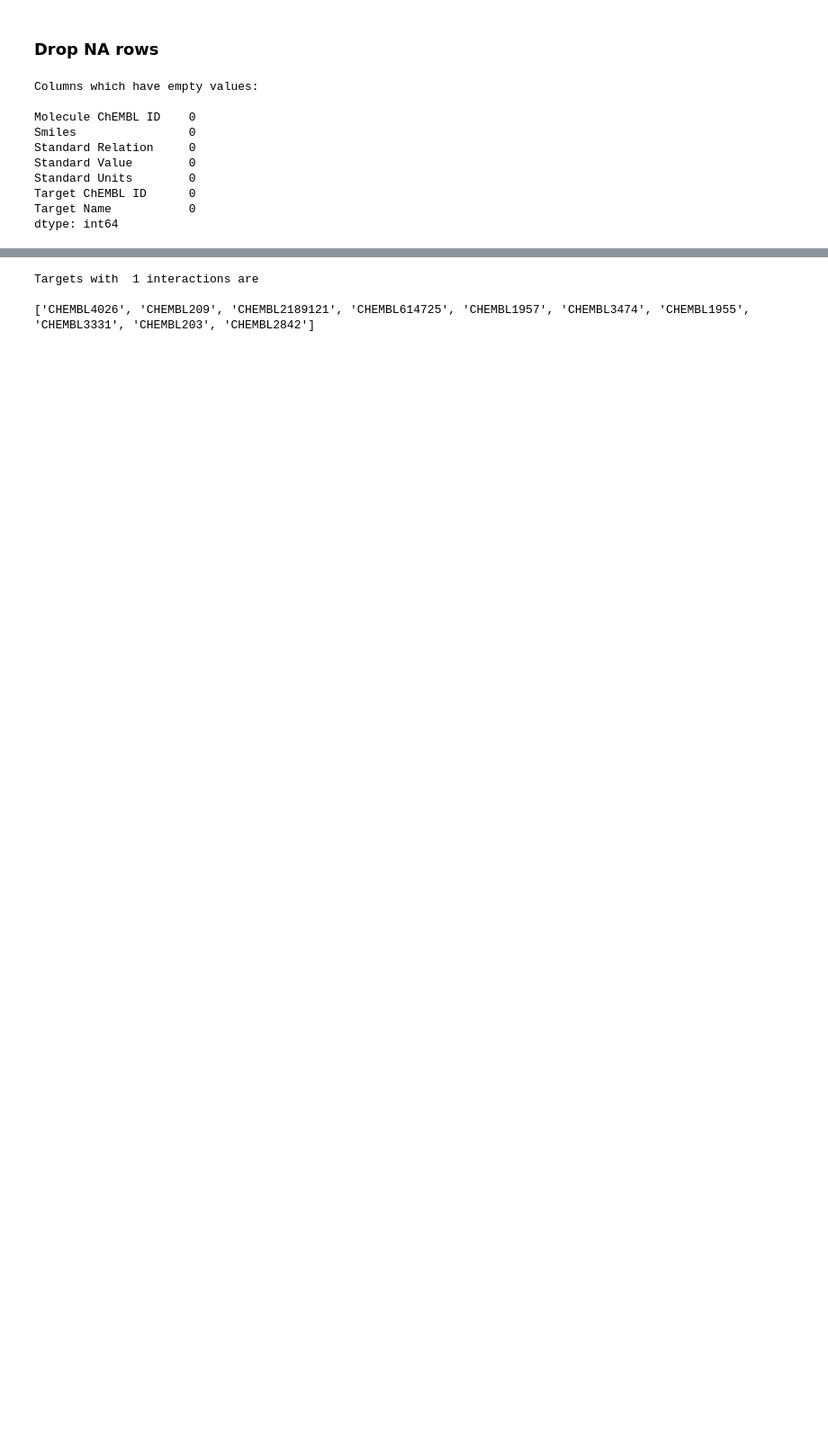
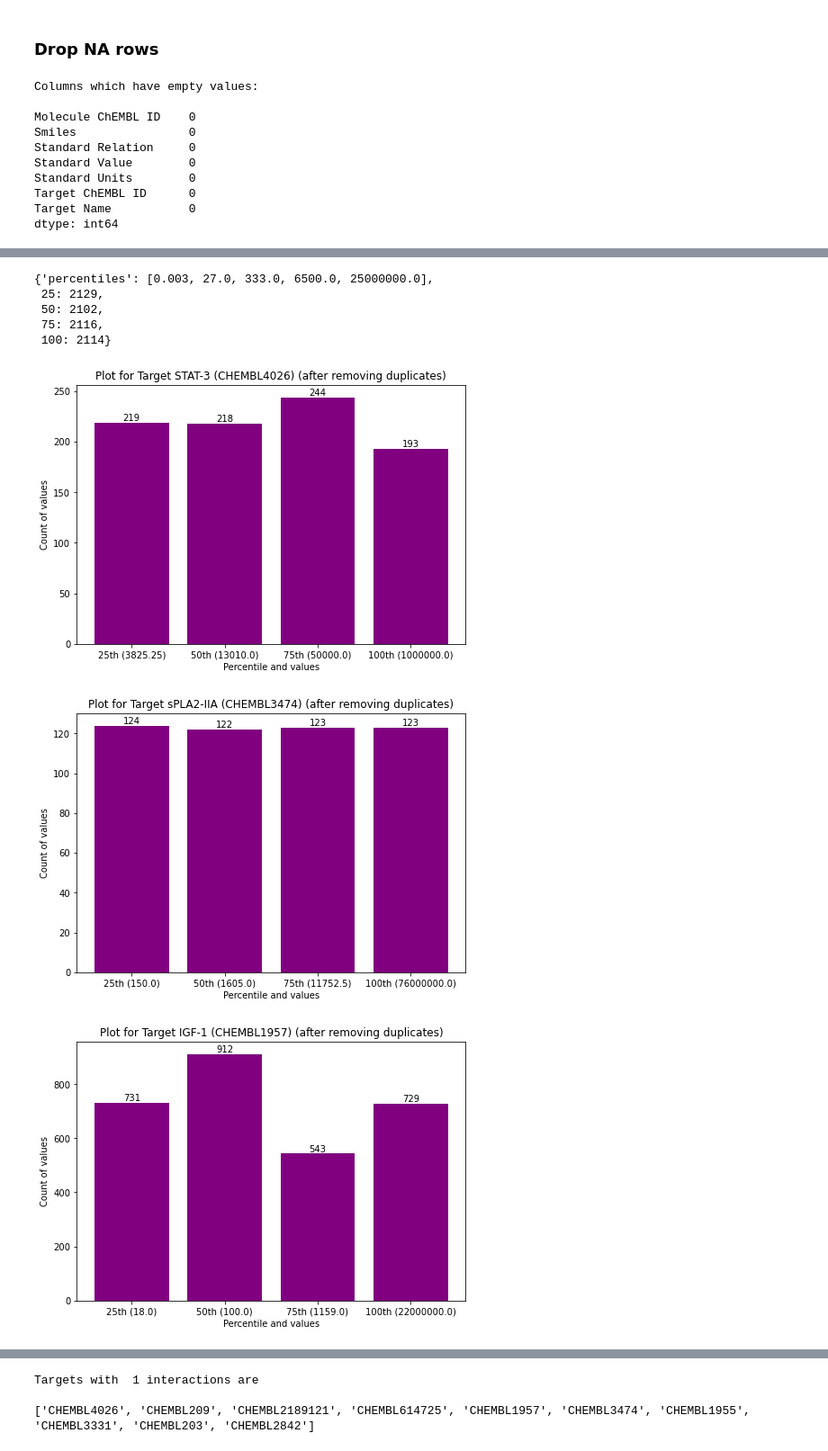
Before and after one commit to kperveen/dti-chembl, a Jupyter notebook: Cleaning-Bioactivities.ipynb, the cells around one changed output, grey strips where cells are left out. Shown: that part at 90% size. Drawn from its saved outputs; the diff is of its cells as text; code cells hidden in the pictures; blank space fills up the shorter version.

Commit message:
Cleaned Data

```diff
--- a/Cleaning-Bioactivities.ipynb
+++ b/Cleaning-Bioactivities.ipynb
@@ -250,0 +61,3 @@ sorted_targets_data.shape
+# %%
+sorted_data = sorted_data.drop_duplicates(subset=['Molecule ChEMBL ID','Target ChEMBL ID'])
+sorted_data.head()
@@ -250,0 +80,3 @@ sorted_targets_data.shape
+# %%
+targets_ids = set(data["Target ChEMBL ID"].tolist())
+targets_ids
@@ -250,0 +95,3 @@ sorted_targets_data.shape
+# %%
+util_fn = Util(sorted_data, targets_ids)
+util_fn.set_target_dict()
@@ -250,0 +110,35 @@ sorted_targets_data.shape
+# %%
+targets_dict = util_fn.set_percentile_count()
+targets_dict['CHEMBL203']
+# %% [output]
+{'percentiles': [0.003, 27.0, 333.0, 6500.0, 25000000.0],
+ 25: 2129,
+ 50: 2102,
+ 75: 2116,
+ 100: 2114}
+# %%
+# Data after removing duplicates
+for target in targets_dict:
+    fig = plt.figure(figsize=(6, 4))
+    ax = fig.add_axes([0,0,1,1])
+    percentiles = targets_dict[target]["percentiles"]
+    x_axis = ['25th ({})'.format(percentiles[1]), '50th ({})'.format(percentiles[2]),
+              '75th ({})'.format(percentiles[3]), '100th ({})'.format(percentiles[4])]
+    y_axis = [targets_dict[target][25],targets_dict[target][50],
+                targets_dict[target][75],targets_dict[target][100]]
+
+
+    ax.bar(x_axis,y_axis, color='purple')
+    for i in range(len(y_axis)):
+        plt.annotate(str(y_axis[i]), xy=(x_axis[i],y_axis[i]), ha='center', va='bottom')
+
+
+    plt.xlabel("Percentile and values")
+    plt.ylabel("Count of values")
+    plt.title("Plot for Target {} ({}) (after removing duplicates)".format(util_fn.target_abbr_from_id(target),
+                                                                           target))
+    plt.show()
+# %% [output]
+[figure, added]
+[figure, added]
+[figure, added]
```
Also changed, not shown: parts of 48 cells of this notebook.
